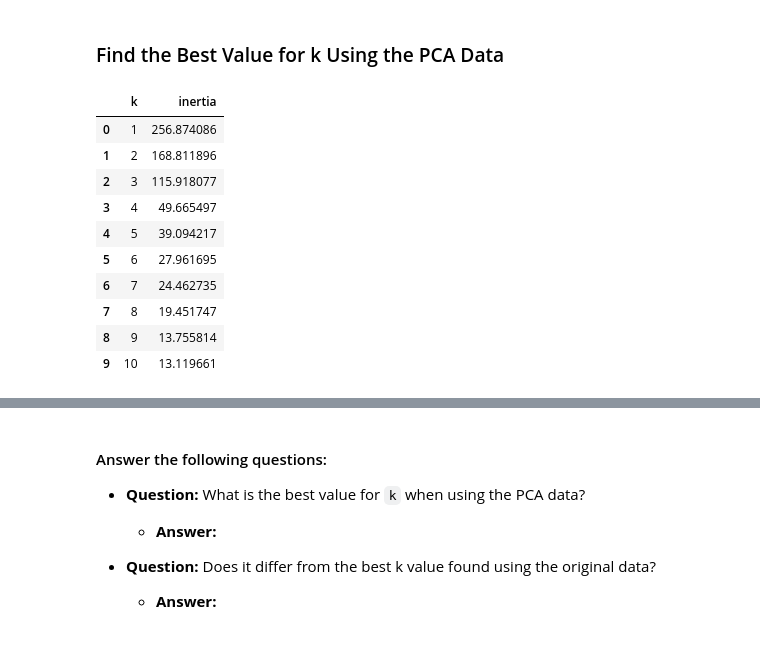
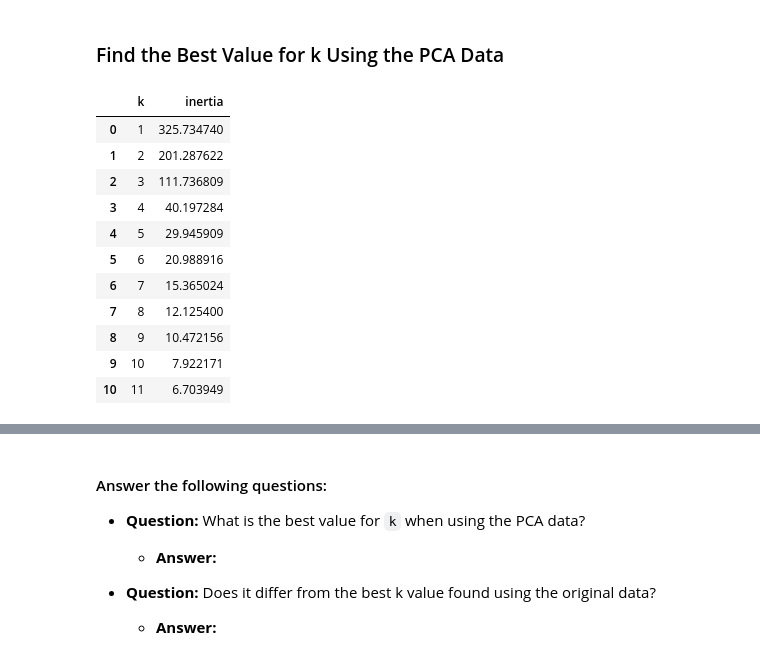
Before and after one commit to gordon-laraven/CryptoClustering, a Jupyter notebook: Starter_Code/Crypto_Clustering.ipynb, the cells around one changed output, grey strips where cells are left out. Saved outputs shown, nothing was run; the diff lists cells and outputs as text; code cells hidden in the pictures.

```diff
--- a/Starter_Code/Crypto_Clustering.ipynb
+++ b/Starter_Code/Crypto_Clustering.ipynb
@@ -264,13 +249,4 @@ Total explained variance: 0.8950316570309841
 # %%
-# Create a list with the number of k-values to try
-# Use a range from 1 to 11
-k_values = list(range(1, 12))
-
-
-# Create an empty list to store the inertia values
-inertia = []
-
-
 # Create a for loop to compute the inertia with each possible value of k
 # Inside the loop:
 # 1. Create a KMeans model using the loop counter for the n_clusters
@@ -280,28 +256,3 @@ for k in k_values:
     kmeans = KMeans(n_clusters=k, random_state=0)
     kmeans.fit(pca_df)
     inertia.append(kmeans.inertia_)
-
-# Create a dictionary with the data to plot the Elbow curve
-elbow_data = {
-    'k': k_values,
-    'inertia': inertia
-}
-
-# Create a DataFrame with the data to plot the Elbow curve
-elbow_df_pca = pd.DataFrame(elbow_data)
-
-
-# Display the DataFrame
-print(elbow_df_pca)
-# %% [output]
-|  | k | inertia |
-| 0 | 1 | 256.874086 |
-| 1 | 2 | 168.811896 |
-| 2 | 3 | 115.918077 |
-| 3 | 4 | 49.665497 |
-| 4 | 5 | 39.094217 |
-| 5 | 6 | 27.961695 |
-| 6 | 7 | 24.462735 |
-| 7 | 8 | 19.451747 |
-| 8 | 9 | 13.755814 |
-| 9 | 10 | 13.119661 |
@@ -308,3 +268,19 @@ print(elbow_df_pca)
+# %%
+# Display the DataFrame
+elbow_df_pca
+# %% [output]
+|  | k | inertia |
+| 0 | 1 | 325.734740 |
+| 1 | 2 | 201.287622 |
+| 2 | 3 | 111.736809 |
+| 3 | 4 | 40.197284 |
+| 4 | 5 | 29.945909 |
+| 5 | 6 | 20.988916 |
+| 6 | 7 | 15.365024 |
+| 7 | 8 | 12.125400 |
+| 8 | 9 | 10.472156 |
+| 9 | 10 | 7.922171 |
+| 10 | 11 | 6.703949 |
 # %%
 # Plot a line chart with all the inertia values computed with
 # the different values of k to visually identify the optimal value for k.
```
Also changed, not shown: parts of 27 cells of this notebook.
